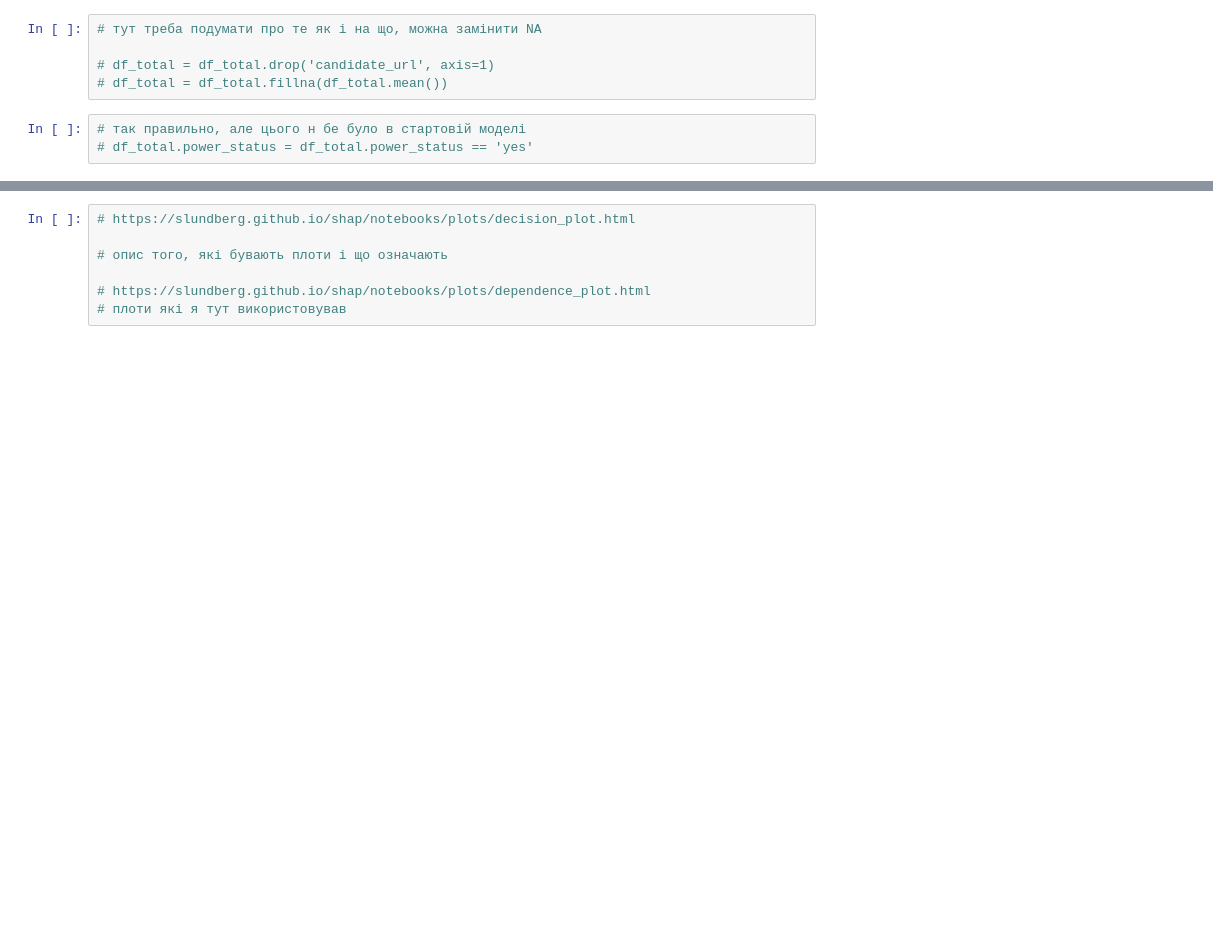
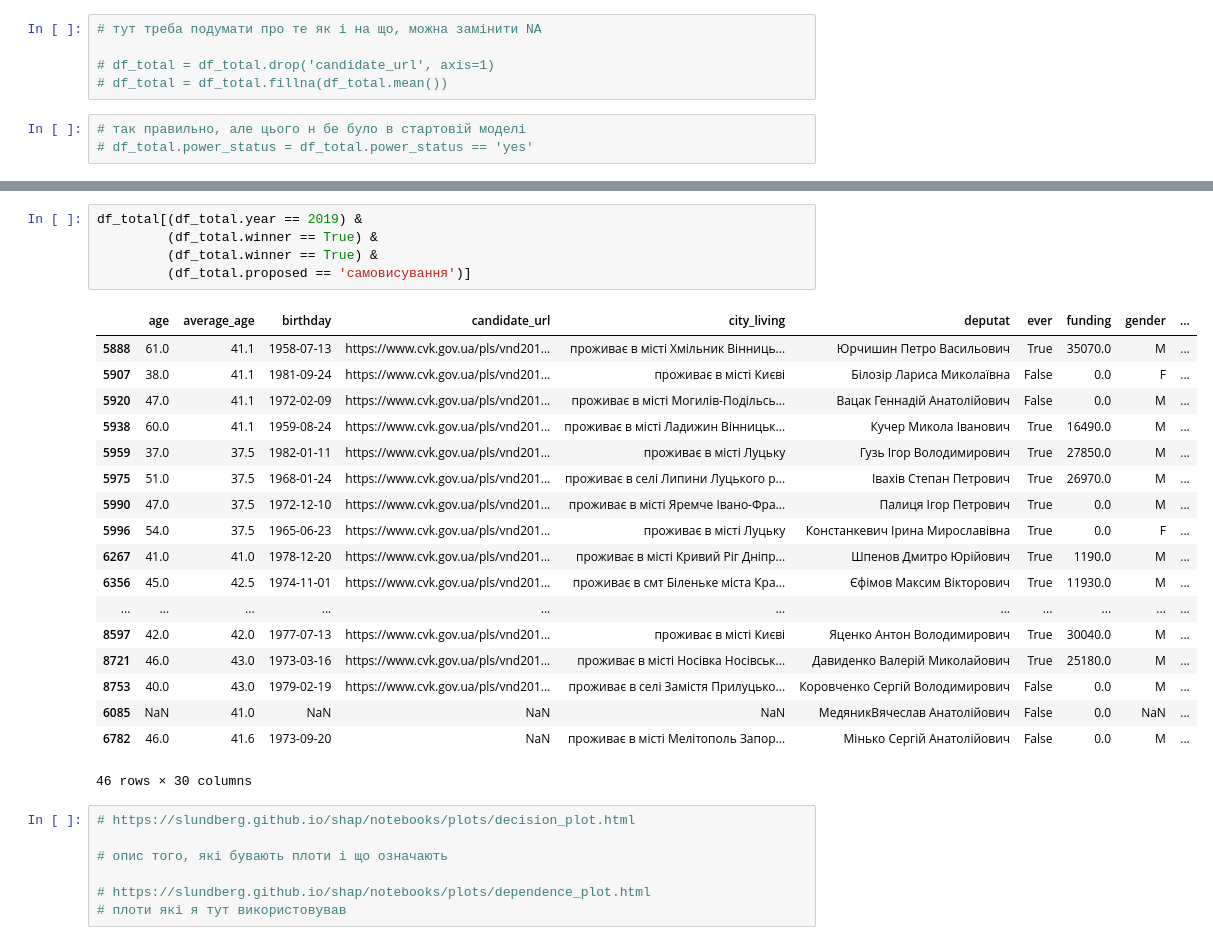
Before and after one commit to texty/parliamentary_elections_forecasting_2019, a Jupyter notebook: h2o.ipynb, the cells around one changed output, grey strips where cells are left out. Drawn from its saved outputs; the diff is of its cells as text; blank space fills up the shorter version.

```diff
--- a/h2o.ipynb
+++ b/h2o.ipynb
@@ -1320,3 +1361,27 @@ done data split
+# %%
+df_total[(df_total.year == 2019) &
+         (df_total.winner == True) &
+         (df_total.winner == True) &
+         (df_total.proposed == 'самовисування')]
+# %% [output]
+|  | age | average_age | birthday | candidate_url | city_living | deputat | ever | funding | gender | ... |
+| 5888 | 61.0 | 41.1 | 1958-07-13 | https://www.cvk.gov.ua/pls/vnd201... | проживає в місті Хмільник Вінниць... | Юрчишин Петро Васильович | True | 35070.0 | M | ... |
+| 5907 | 38.0 | 41.1 | 1981-09-24 | https://www.cvk.gov.ua/pls/vnd201... | проживає в місті Києві | Білозір Лариса Миколаївна | False | 0.0 | F | ... |
+| 5920 | 47.0 | 41.1 | 1972-02-09 | https://www.cvk.gov.ua/pls/vnd201... | проживає в місті Могилів-Подільсь... | Вацак Геннадій Анатолійович | False | 0.0 | M | ... |
+| 5938 | 60.0 | 41.1 | 1959-08-24 | https://www.cvk.gov.ua/pls/vnd201... | проживає в місті Ладижин Вінницьк... | Кучер Микола Іванович | True | 16490.0 | M | ... |
+| 5959 | 37.0 | 37.5 | 1982-01-11 | https://www.cvk.gov.ua/pls/vnd201... | проживає в місті Луцьку | Гузь Ігор Володимирович | True | 27850.0 | M | ... |
+| 5975 | 51.0 | 37.5 | 1968-01-24 | https://www.cvk.gov.ua/pls/vnd201... | проживає в селі Липини Луцького р... | Івахів Степан Петрович | True | 26970.0 | M | ... |
+| 5990 | 47.0 | 37.5 | 1972-12-10 | https://www.cvk.gov.ua/pls/vnd201... | проживає в місті Яремче Івано-Фра... | Палиця Ігор Петрович | True | 0.0 | M | ... |
+| 5996 | 54.0 | 37.5 | 1965-06-23 | https://www.cvk.gov.ua/pls/vnd201... | проживає в місті Луцьку | Констанкевич Ірина Мирославівна | True | 0.0 | F | ... |
+| 6267 | 41.0 | 41.0 | 1978-12-20 | https://www.cvk.gov.ua/pls/vnd201... | проживає в місті Кривий Ріг Дніпр... | Шпенов Дмитро Юрійович | True | 1190.0 | M | ... |
+| 6356 | 45.0 | 42.5 | 1974-11-01 | https://www.cvk.gov.ua/pls/vnd201... | проживає в смт Біленьке міста Кра... | Єфімов Максим Вікторович | True | 11930.0 | M | ... |
+| ... | ... | ... | ... | ... | ... | ... | ... | ... | ... | ... |
+| 8597 | 42.0 | 42.0 | 1977-07-13 | https://www.cvk.gov.ua/pls/vnd201... | проживає в місті Києві | Яценко Антон Володимирович | True | 30040.0 | M | ... |
+| 8721 | 46.0 | 43.0 | 1973-03-16 | https://www.cvk.gov.ua/pls/vnd201... | проживає в місті Носівка Носівськ... | Давиденко Валерій Миколайович | True | 25180.0 | M | ... |
+| 8753 | 40.0 | 43.0 | 1979-02-19 | https://www.cvk.gov.ua/pls/vnd201... | проживає в селі Замістя Прилуцько... | Коровченко Сергій Володимирович | False | 0.0 | M | ... |
+| 6085 | NaN | 41.0 | NaN | NaN | NaN | МедяникВячеслав Анатолійович | False | 0.0 | NaN | ... |
+| 6782 | 46.0 | 41.6 | 1973-09-20 | NaN | проживає в місті Мелітополь Запор... | Мінько Сергій Анатолійович | False | 0.0 | M | ... |
+46 rows × 30 columns
 # %%
 # https://slundberg.github.io/shap/notebooks/plots/decision_plot.html
 
```
Also changed, not shown: parts of 13 cells of this notebook.
